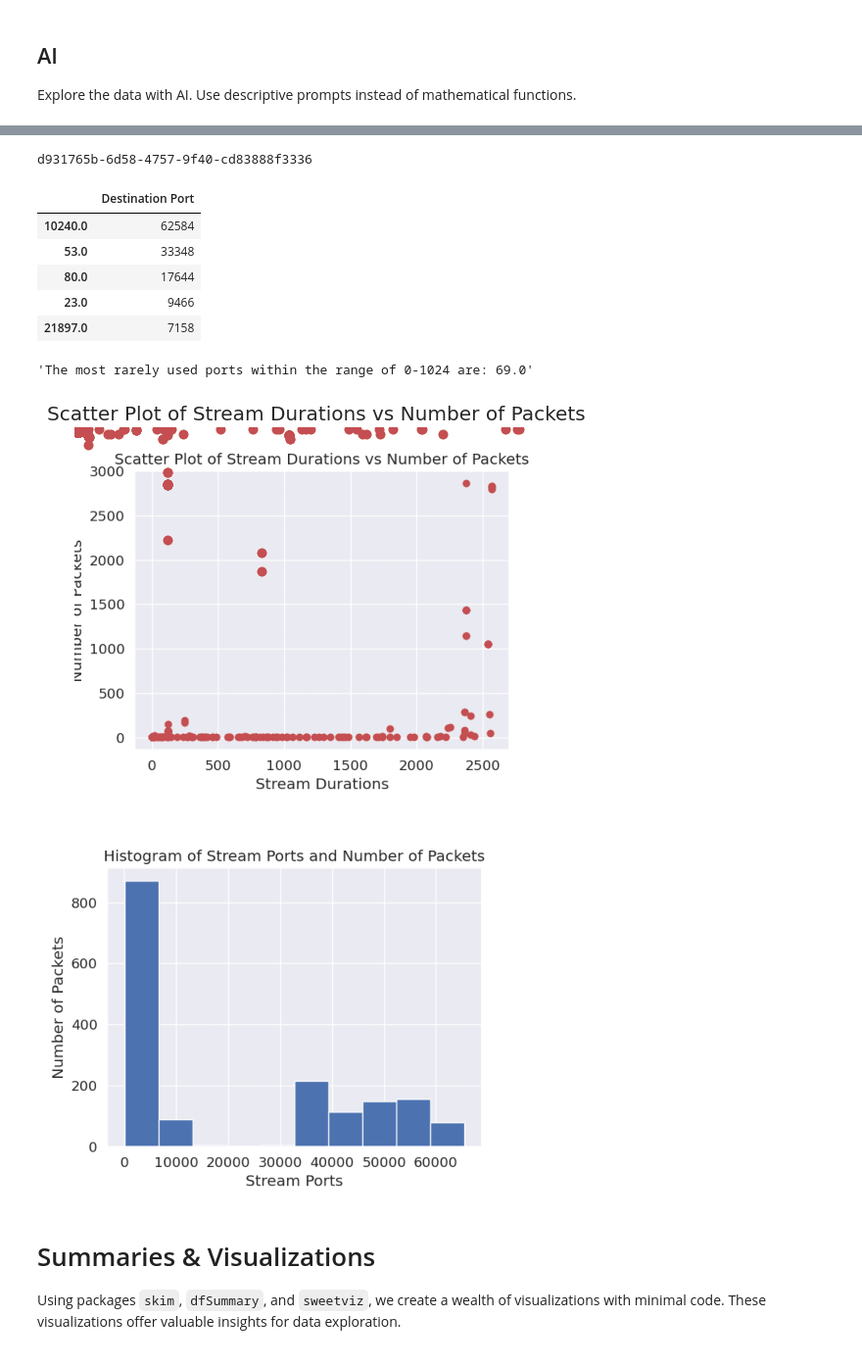
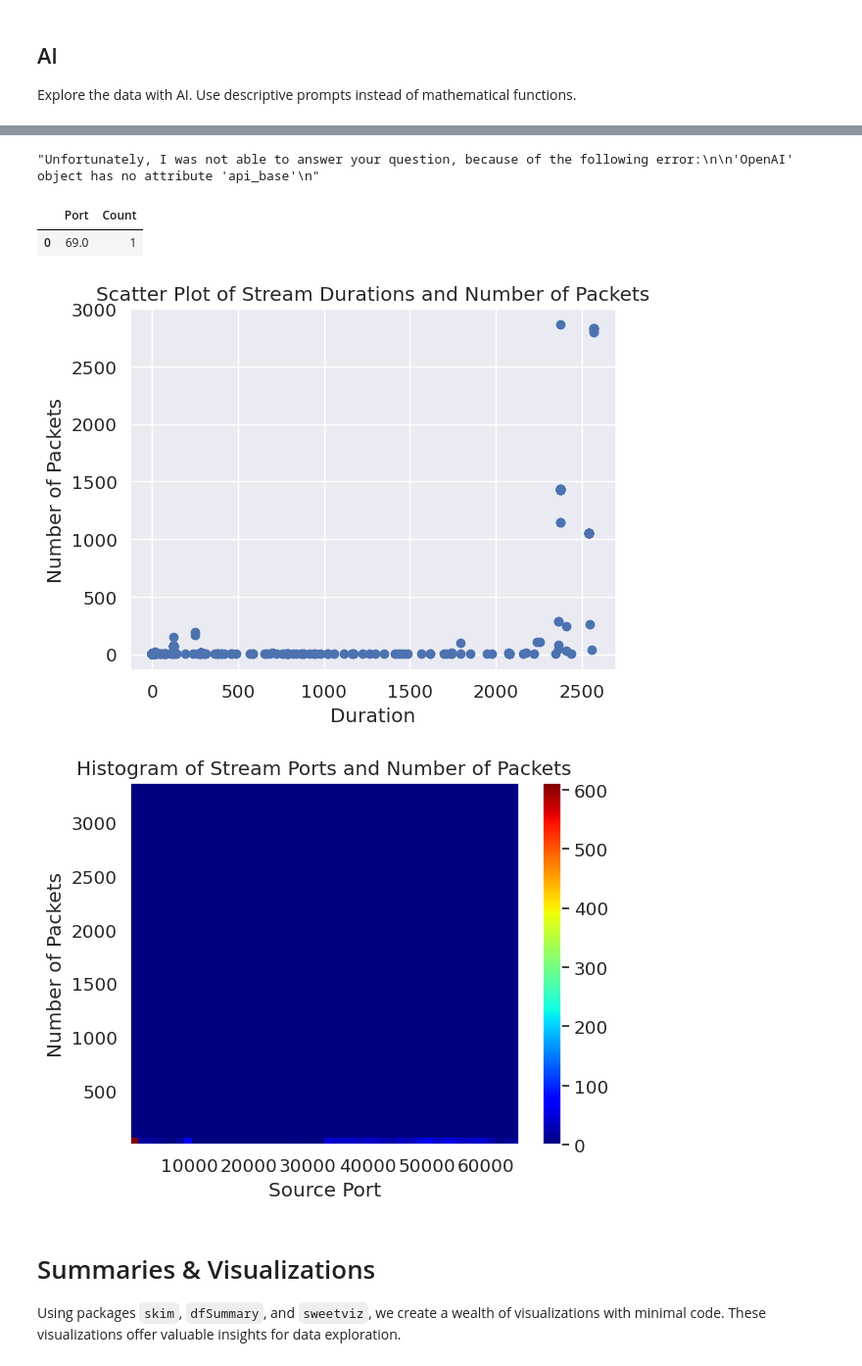
Before and after one commit to mundruid/bsides-augusta-2023, a Jupyter notebook: bsides_aug.ipynb, the cells around one changed output, grey strips where cells are left out. Shown at 98% size. Cells and saved outputs as stored; diff of their text form; code cells hidden in the pictures.

Commit message:
updates pandasai

```diff
--- a/bsides_aug.ipynb
+++ b/bsides_aug.ipynb
@@ -632,40 +635,27 @@ def analyze_data(dfs: list[pd.DataFrame]) ->dict:
-# %%
-print(mirai_smart.last_prompt_id)
-# %% [output]
-d931765b-6d58-4757-9f40-cd83888f3336
 # %%
-top_5_dst_ports = pandas_ai(
-    mirai_df, prompt="Which are the 5 most popular destination ports?"
-)
+top_5_dst_ports = mirai_smart.chat("Which are the 5 most popular destination ports?")
 top_5_dst_ports
 # %% [output]
-|  | Destination Port |
-| 10240.0 | 62584 |
-| 53.0 | 33348 |
-| 80.0 | 17644 |
-| 23.0 | 9466 |
-| 21897.0 | 7158 |
+"Unfortunately, I was not able to answer your question, because of the following error:\n\n'OpenAI' object has no attribute 'api_base'\n"
 # %%
-rare_ports = pandas_ai(
-    benign_df, prompt="Which are the most rarely used ports within the range of 0-1024?"
+rare_ports = benign_smart.chat(
+    "Which are the most rarely used ports within the range of 0-1024?"
 )
 rare_ports
 # %% [output]
-'The most rarely used ports within the range of 0-1024 are: 69.0'
+|  | Port | Count |
+| 0 | 69.0 | 1 |
+# %%
+mirai_smart_stream = SmartDataframe(mirai_stream_df, config={"llm": llm})
+benign_smart_stream = SmartDataframe(benign_stream_df, config={"llm": llm})
 # %%
-pandas_ai.run(
-    mirai_stream_df,
-    prompt="Plot the scatter plot of stream durations and number of packets.",
-)
+mirai_smart_stream.chat("Plot the scatter plot of stream durations and number of packets.")
 # %% [output]
-[figure, old version]
+[figure, new version]
 # %%
-pandas_ai.run(
-    benign_stream_df,
-    prompt="Plot the histogram stream ports and number of packets.",
-)
+benign_smart_stream.chat("Plot the histogram stream ports and number of packets.")
 # %% [output]
-[figure, old version]
+[figure, new version]
 # %% [markdown]
 # Summaries & Visualizations
 Using packages `skim`, `dfSummary`, and `sweetviz`, we create a wealth of visualizations with minimal code. These visualizations offer valuable insights for data exploration.
```
Also changed, not shown: parts of 21 cells of this notebook.
